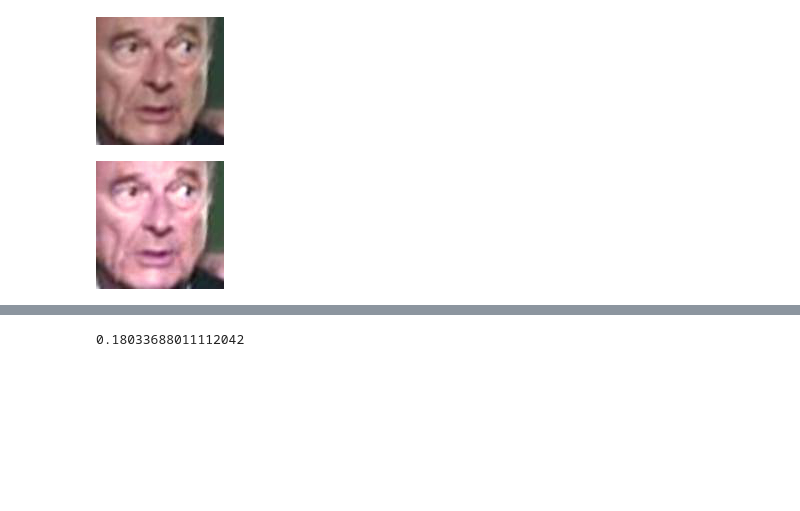
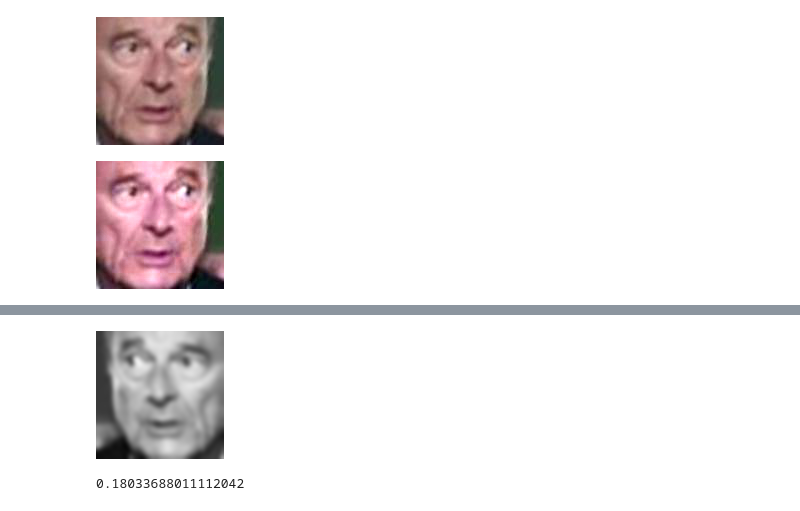
Before and after one commit to YuLiu-LY/Face-Recognition, a Jupyter notebook: test.ipynb, the cells around one changed output, grey strips where cells are left out. Saved outputs shown, nothing was run; the diff lists cells and outputs as text; code cells hidden in the pictures; blank space fills up the shorter version.

```diff
--- a/test.ipynb
+++ b/test.ipynb
@@ -15,3 +27,9 @@ img1.show()
+# %%
+T = transforms.GaussianBlur(31, 2)
+img1 = T(img1)
+img1.show()
+# %% [output]
+[figure, added]
 # %%
 import torch.nn.functional as F
 import torch
```
Also changed, not shown: parts of 3 cells of this notebook, 6 other files.
